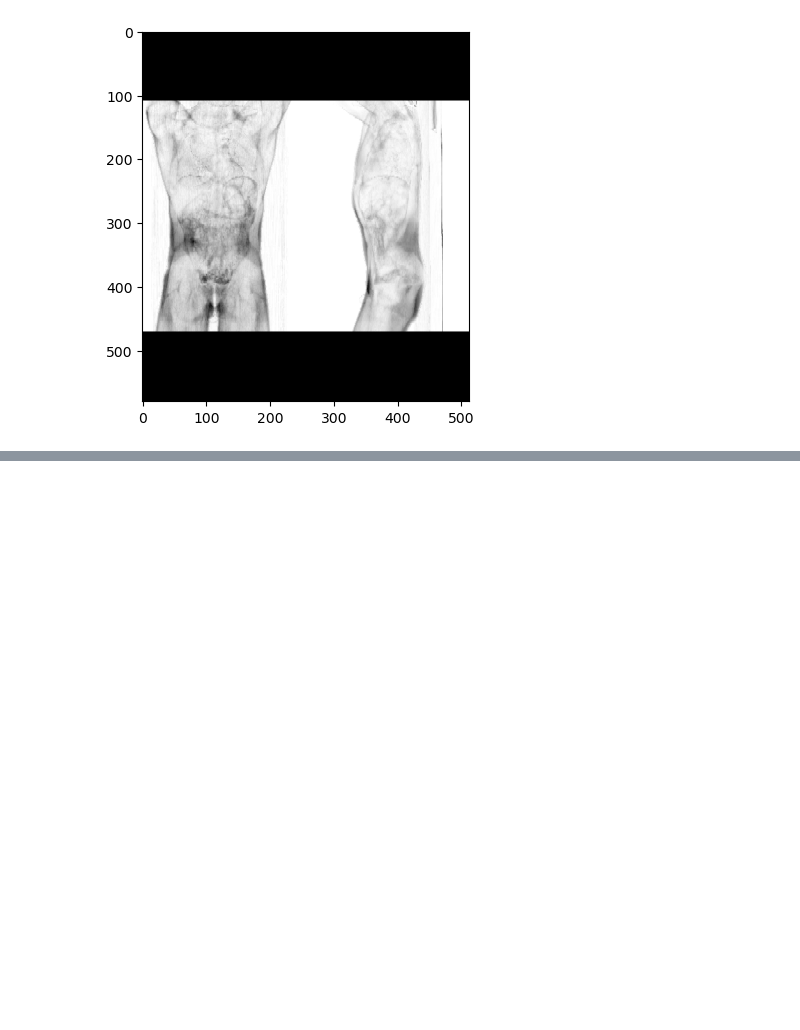
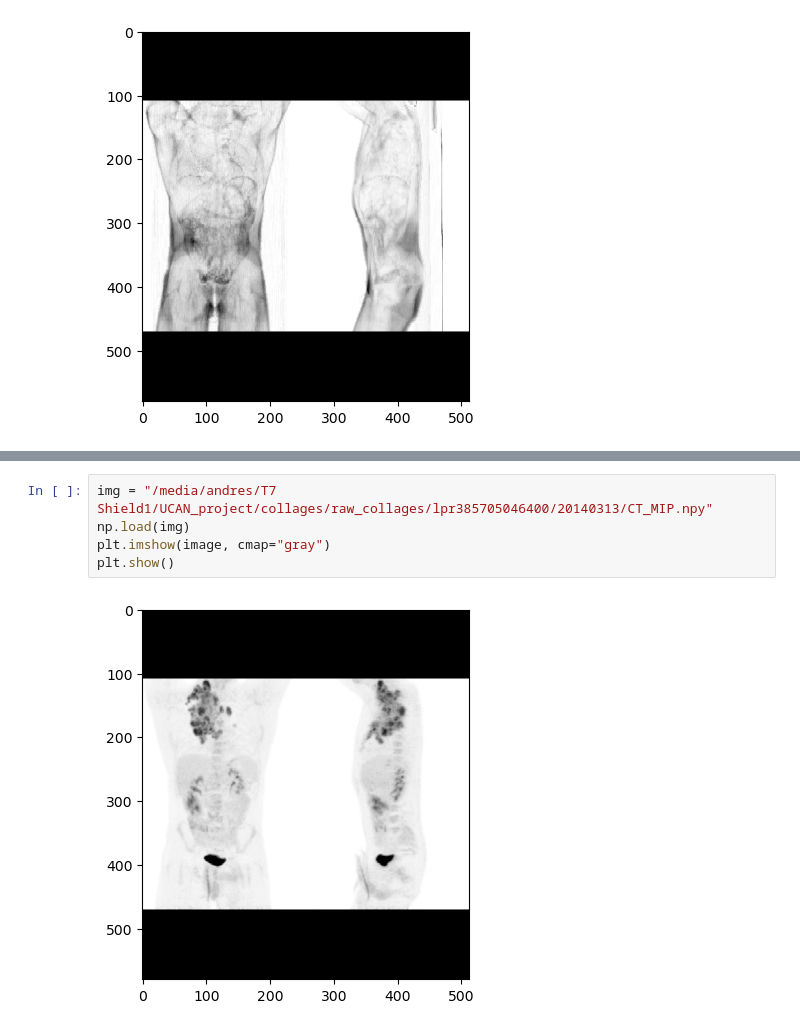
Before and after one commit to NickosKal/UCAN-PET-CT-image-data-handling-pipeline, a Jupyter notebook: Task4/Data_preparation/evaluate_models.ipynb, the cells around one changed output, grey strips where cells are left out. Drawn from its saved outputs; the diff is of its cells as text; blank space fills up the shorter version.

```diff
--- a/Task4/Data_preparation/evaluate_models.ipynb
+++ b/Task4/Data_preparation/evaluate_models.ipynb
@@ -258,0 +259,7 @@ plt.show()
+# %%
+img = "/media/andres/T7 Shield1/UCAN_project/collages/raw_collages/lpr385705046400/20140313/CT_MIP.npy"
+np.load(img)
+plt.imshow(image, cmap="gray")
+plt.show()
+# %% [output]
+[figure, added]
```
Also changed, not shown: parts of 3 cells of this notebook, 5 other files.
